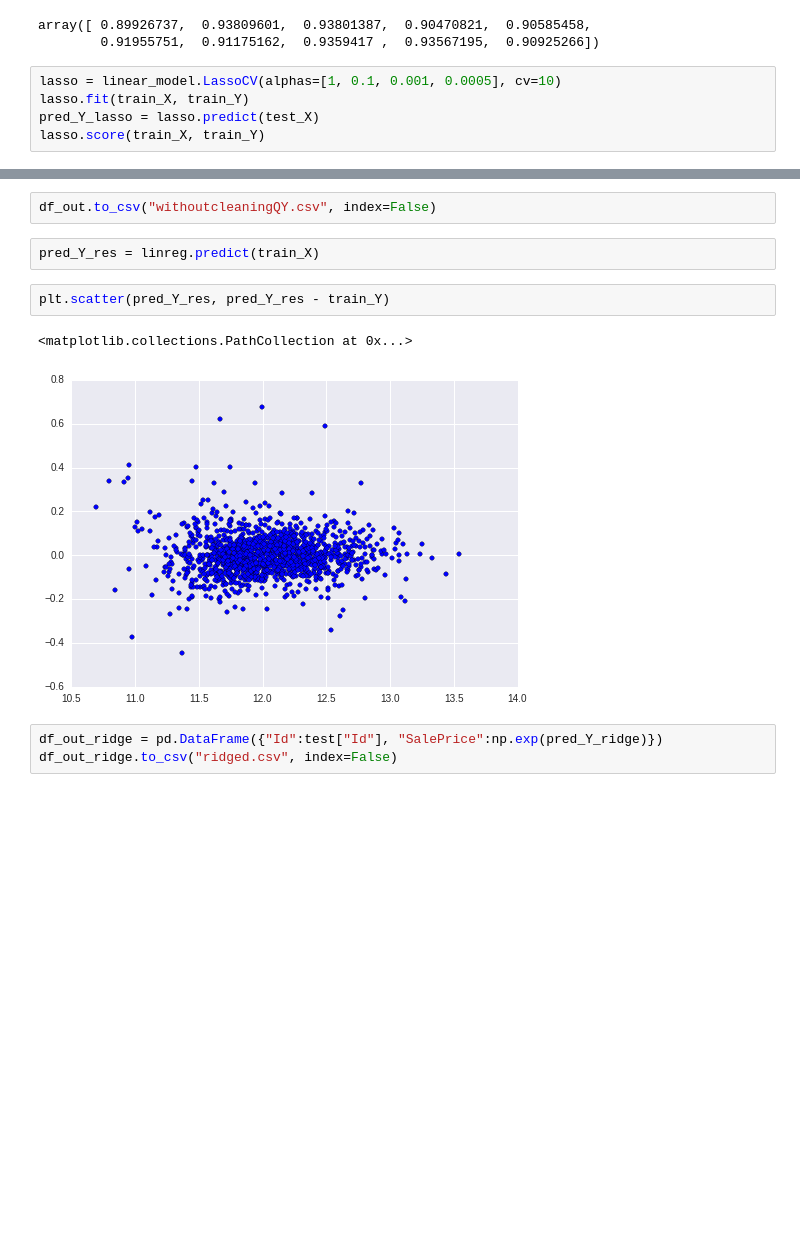
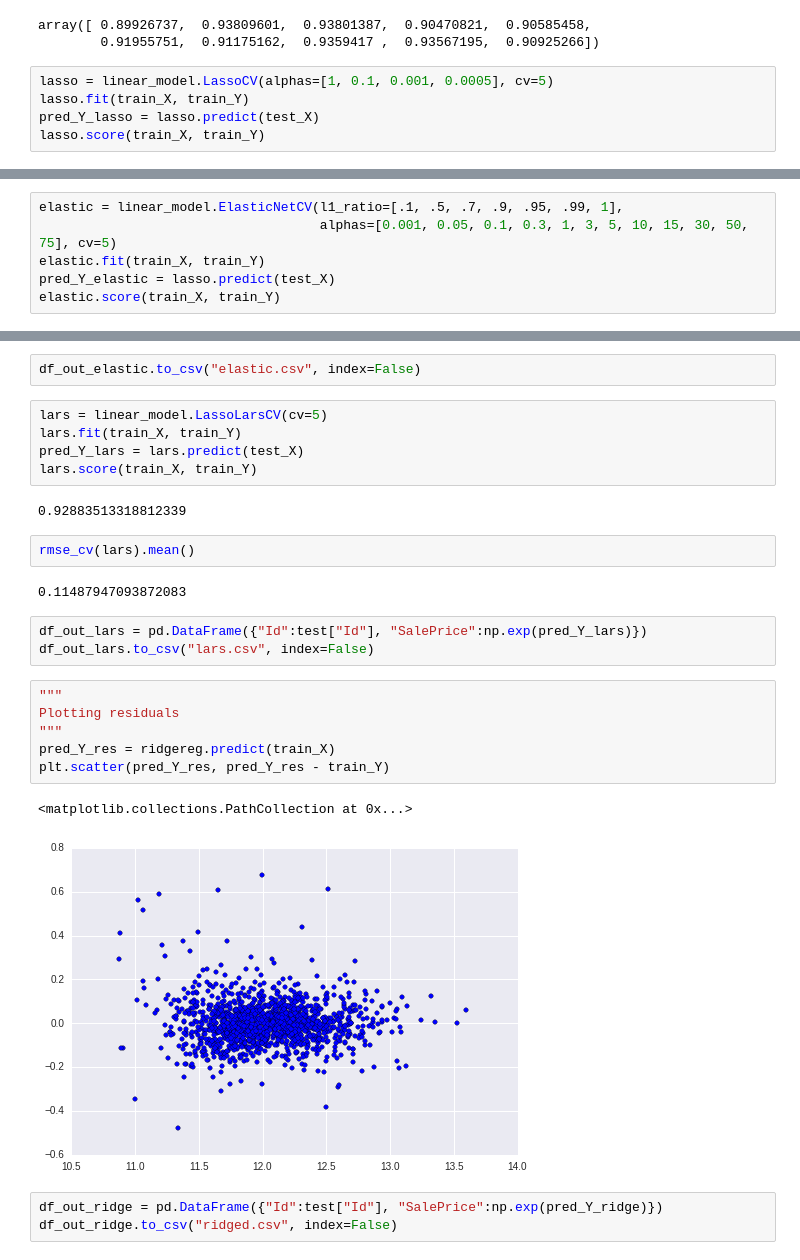
Before and after one commit to szee/house_prices, a Jupyter notebook: house.py.ipynb, the cells around one changed output, grey strips where cells are left out. Cells and saved outputs as stored; diff of their text form; blank space fills up the shorter version.

```diff
--- a/house.py.ipynb
+++ b/house.py.ipynb
@@ -352,7 +255,7 @@ scores_ridge
 array([ 0.89926737,  0.93809601,  0.93801387,  0.90470821,  0.90585458,
         0.91955751,  0.91175162,  0.9359417 ,  0.93567195,  0.90925266])
 # %%
-lasso = linear_model.LassoCV(alphas=[1, 0.1, 0.001, 0.0005], cv=10)
+lasso = linear_model.LassoCV(alphas=[1, 0.1, 0.001, 0.0005], cv=5)
 lasso.fit(train_X, train_Y)
 pred_Y_lasso = lasso.predict(test_X)
 lasso.score(train_X, train_Y)
@@ -364,0 +268,6 @@ rmse_cv(lasso).mean()
+# %%
+elastic = linear_model.ElasticNetCV(l1_ratio=[.1, .5, .7, .9, .95, .99, 1],
+                                    alphas=[0.001, 0.05, 0.1, 0.3, 1, 3, 5, 10, 15, 30, 50, 75], cv=5)
+elastic.fit(train_X, train_Y)
+pred_Y_elastic = lasso.predict(test_X)
+elastic.score(train_X, train_Y)
@@ -367,12 +282,28 @@ df_out = pd.DataFrame({"Id":test["Id"], "SalePrice":pred_Y})
 # %%
-df_out.to_csv("withoutcleaningQY.csv", index=False)
+df_out_elastic.to_csv("elastic.csv", index=False)
-# %%
-pred_Y_res = linreg.predict(train_X)
+# %%
+lars = linear_model.LassoLarsCV(cv=5)
+lars.fit(train_X, train_Y)
+pred_Y_lars = lars.predict(test_X)
+lars.score(train_X, train_Y)
+# %% [output]
+0.92883513318812339
+# %%
+rmse_cv(lars).mean()
+# %% [output]
+0.11487947093872083
+# %%
+df_out_lars = pd.DataFrame({"Id":test["Id"], "SalePrice":np.exp(pred_Y_lars)})
+df_out_lars.to_csv("lars.csv", index=False)
 # %%
+"""
+Plotting residuals
+"""
+pred_Y_res = ridgereg.predict(train_X)
 plt.scatter(pred_Y_res, pred_Y_res - train_Y)
 # %% [output]
 <matplotlib.collections.PathCollection at 0x...>
-[figure, old version]
+[figure, new version]
 # %%
 df_out_ridge = pd.DataFrame({"Id":test["Id"], "SalePrice":np.exp(pred_Y_ridge)})
 df_out_ridge.to_csv("ridged.csv", index=False)
```
Also changed, not shown: parts of 28 cells of this notebook, 3 other files.
